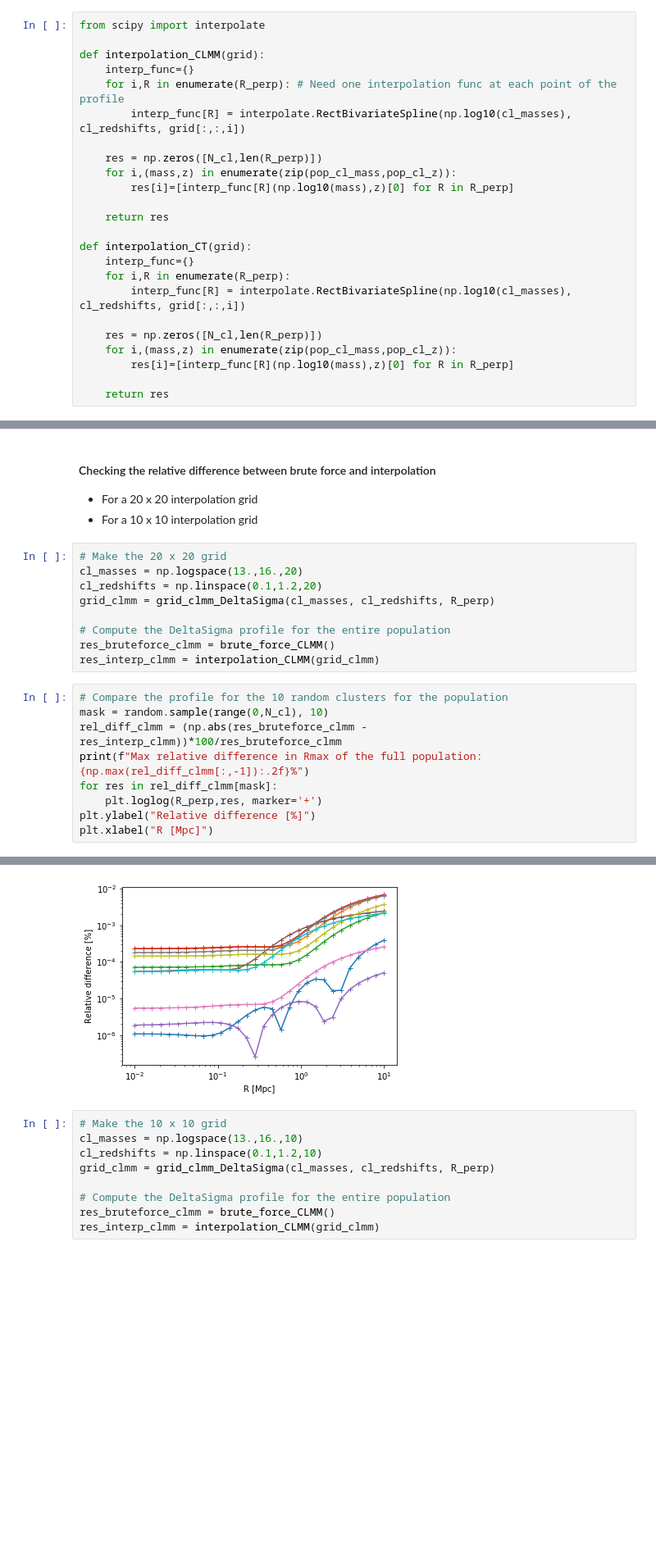
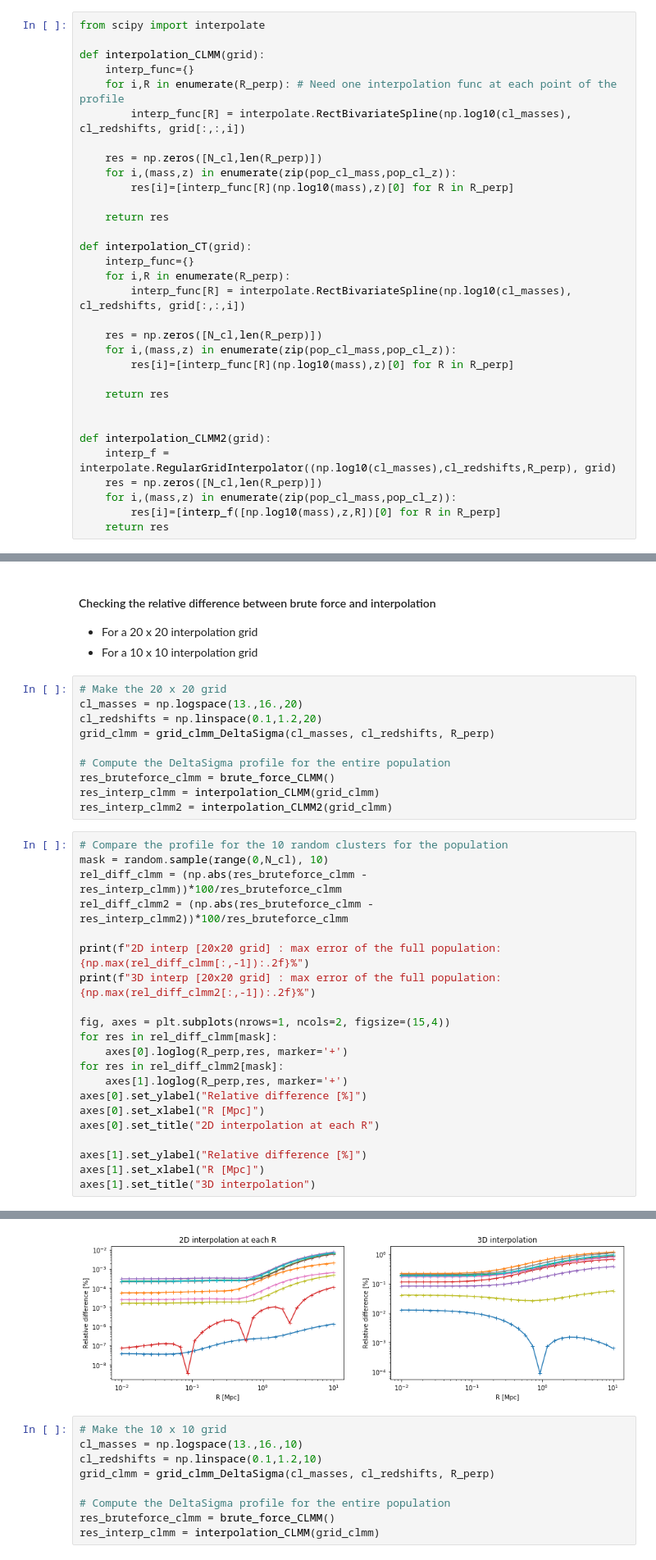
Before and after one commit to LSSTDESC/CLxTJP, a Jupyter notebook: examples/CT_CLMM_time_estimate.ipynb, the cells around one changed output, grey strips where cells are left out. Shown at 82% size. Cells and saved outputs as stored; diff of their text form; blank space fills up the shorter version.

Commit message:
Trying out 3D interpolation

```diff
--- a/examples/CT_CLMM_time_estimate.ipynb
+++ b/examples/CT_CLMM_time_estimate.ipynb
@@ -131,6 +133,14 @@ def interpolation_CT(grid):
         res[i]=[interp_func[R](np.log10(mass),z)[0] for R in R_perp]
 
     return res
+
+
+def interpolation_CLMM2(grid):
+    interp_f = interpolate.RegularGridInterpolator((np.log10(cl_masses),cl_redshifts,R_perp), grid)
+    res = np.zeros([N_cl,len(R_perp)])
+    for i,(mass,z) in enumerate(zip(pop_cl_mass,pop_cl_z)):
+        res[i]=[interp_f([np.log10(mass),z,R])[0] for R in R_perp]
+    return res
 # %%
 %timeit interpolation_CT(grid_ct)
 # %% [output]
@@ -152,13 +168,26 @@ grid_clmm = grid_clmm_DeltaSigma(cl_masses, cl_redshifts, R_perp)
 # Compute the DeltaSigma profile for the entire population
 res_bruteforce_clmm = brute_force_CLMM()
 res_interp_clmm = interpolation_CLMM(grid_clmm)
+res_interp_clmm2 = interpolation_CLMM2(grid_clmm)
 # %%
 # Compare the profile for the 10 random clusters for the population
 mask = random.sample(range(0,N_cl), 10)
 rel_diff_clmm = (np.abs(res_bruteforce_clmm - res_interp_clmm))*100/res_bruteforce_clmm
-print(f"Max relative difference in Rmax of the full population: {np.max(rel_diff_clmm[:,-1]):.2f}%")
+rel_diff_clmm2 = (np.abs(res_bruteforce_clmm - res_interp_clmm2))*100/res_bruteforce_clmm
+
+print(f"2D interp [20x20 grid] : max error of the full population: {np.max(rel_diff_clmm[:,-1]):.2f}%")
+print(f"3D interp [20x20 grid] : max error of the full population: {np.max(rel_diff_clmm2[:,-1]):.2f}%")
+
+fig, axes = plt.subplots(nrows=1, ncols=2, figsize=(15,4))
 for res in rel_diff_clmm[mask]:
-    plt.loglog(R_perp,res, marker='+')
-plt.ylabel("Relative difference [%]")
-plt.xlabel("R [Mpc]")
+    axes[0].loglog(R_perp,res, marker='+')
+for res in rel_diff_clmm2[mask]:
+    axes[1].loglog(R_perp,res, marker='+')
+axes[0].set_ylabel("Relative difference [%]")
+axes[0].set_xlabel("R [Mpc]")
+axes[0].set_title("2D interpolation at each R")
+
+axes[1].set_ylabel("Relative difference [%]")
+axes[1].set_xlabel("R [Mpc]")
+axes[1].set_title("3D interpolation")
 # %% [output]
@@ -167,4 +197,4 @@ Text(0.5,0,'R [Mpc]')
-[figure, old version]
+[figure, new version]
 # %%
 # Make the 10 x 10 grid
 cl_masses = np.logspace(13.,16.,10)
```
Also changed, not shown: parts of 14 cells of this notebook.
